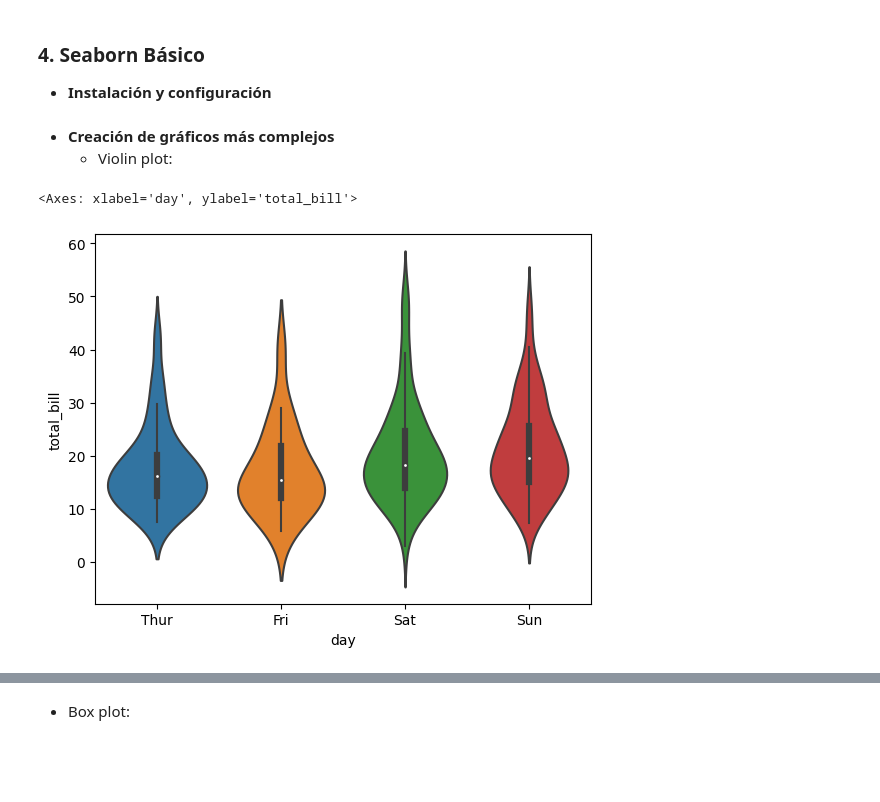
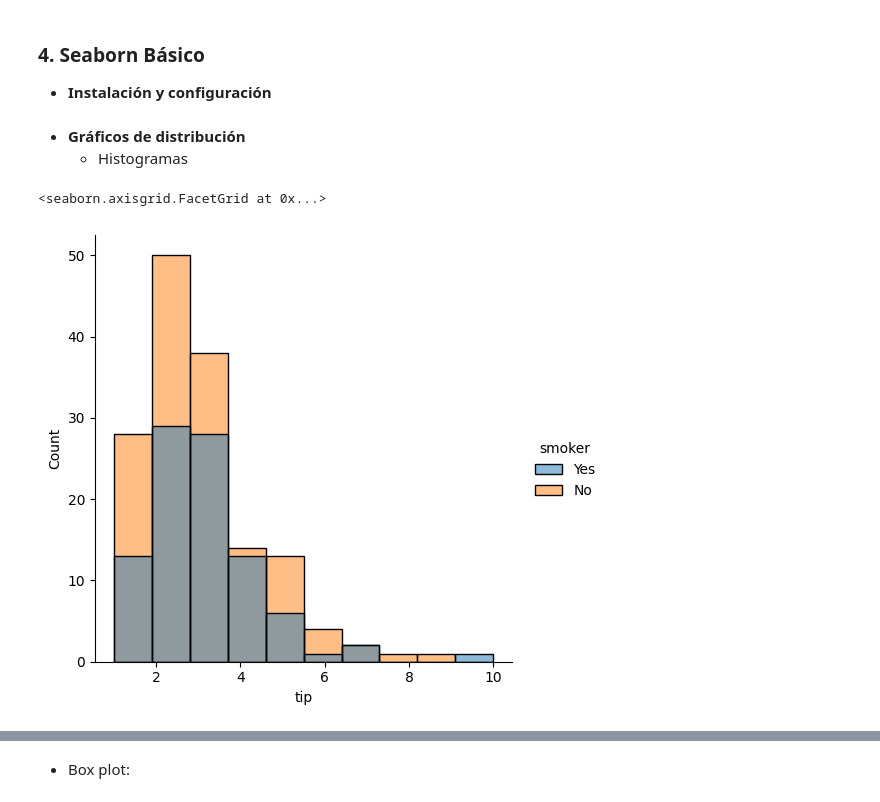
Before and after one commit to DanAndCastRod/python_DataScience, a Jupyter notebook: Session4.3.matplotlib_seaborn.ipynb, the cells around one changed output, grey strips where cells are left out. Saved outputs shown, nothing was run; the diff lists cells and outputs as text; code cells hidden in the pictures; blank space fills up the shorter version.

```diff
--- a/Session4.3.matplotlib_seaborn.ipynb
+++ b/Session4.3.matplotlib_seaborn.ipynb
@@ -63,10 +91,10 @@ plt.show()
 import seaborn as sns
 tips = sns.load_dataset("tips")
 # %% [markdown]
-- **Creación de gráficos más complejos**
-    - Violin plot:
+- **Gráficos de distribución**
+    - Histogramas
-# %%
-sns.violinplot(x="day", y="total_bill", data=tips)
-# %% [output]
-<Axes: xlabel='day', ylabel='total_bill'>
-[figure]
+# %%
+sns.displot(tips, x="tip" , bins = 10, hue = "smoker")
+# %% [output]
+<seaborn.axisgrid.FacetGrid at 0x...>
+[figure, added]
```
Also changed, not shown: parts of 15 cells of this notebook.
